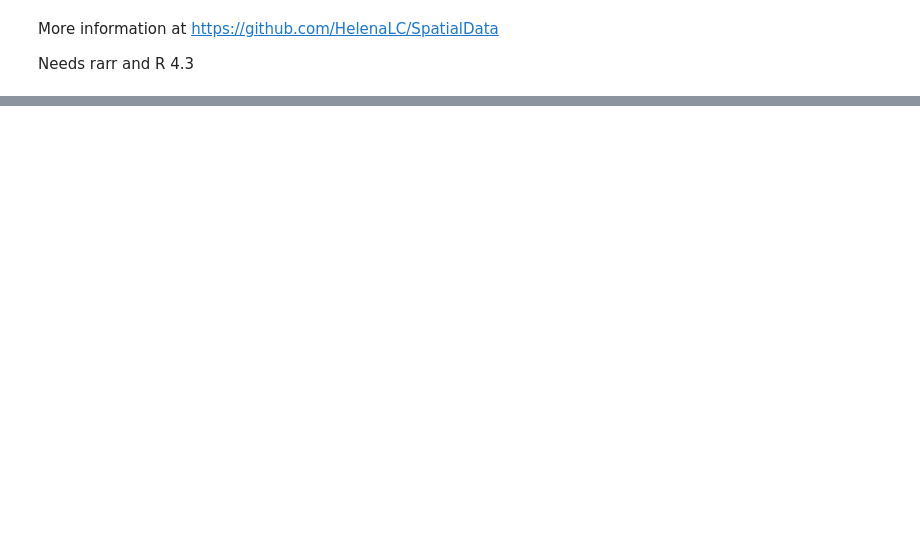
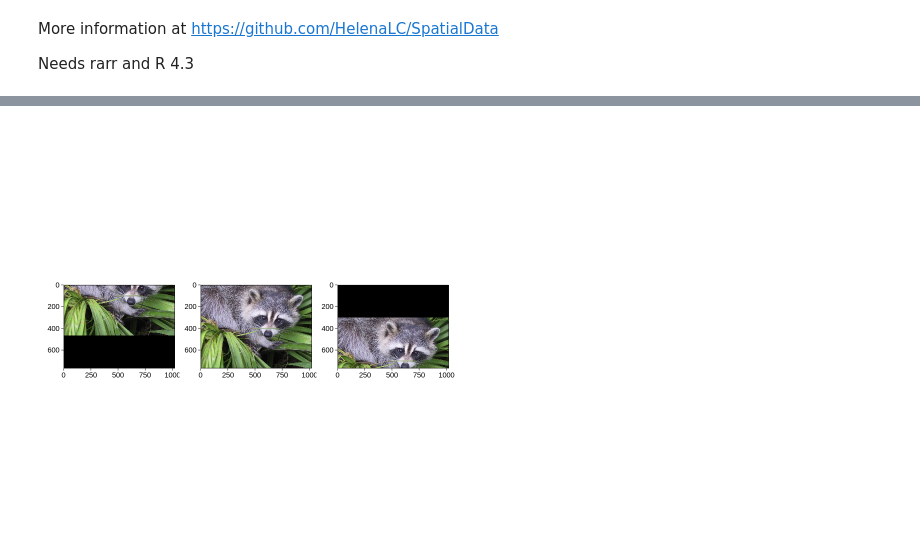
Before and after one commit to saeyslab/sc_hackathon_2023, a Jupyter notebook: examples/spatialdata_R.ipynb, the cells around one changed output, grey strips where cells are left out. Saved outputs shown, nothing was run; the diff lists cells and outputs as text; code cells hidden in the pictures; blank space fills up the shorter version.

```diff
--- a/examples/spatialdata_R.ipynb
+++ b/examples/spatialdata_R.ipynb
@@ -62,0 +92,7 @@ ERROR: Error in library(patchwork): there is no package called ‘patchwork’
+# %%
+# these are all equivalent
+i <- imageNames(spd)[1]
+element(spd, "images", i)
+images(spd)[[i]]
+image(spd, i)
+spd$images[[i]]
@@ -62,0 +142,6 @@ ERROR: Error in library(patchwork): there is no package called ‘patchwork’
+# %%
+# extract 'ImageArray'
+img <- image(spd, i)
+# rename channels
+channels(img) <- c("R", "G", "B")
+img
@@ -62,0 +193,7 @@ ERROR: Error in library(patchwork): there is no package called ‘patchwork’
+# %%
+# move the raccoon up'n' down
+ps <- lapply(c(-300, 0, 300), \(t)
+    translateElement(img, c(t, 0)))
+wrap_plots(lapply(ps, plotElement))
+# %% [output]
+[figure, added]
```
Also changed, not shown: parts of 10 cells of this notebook, 1 other file.
